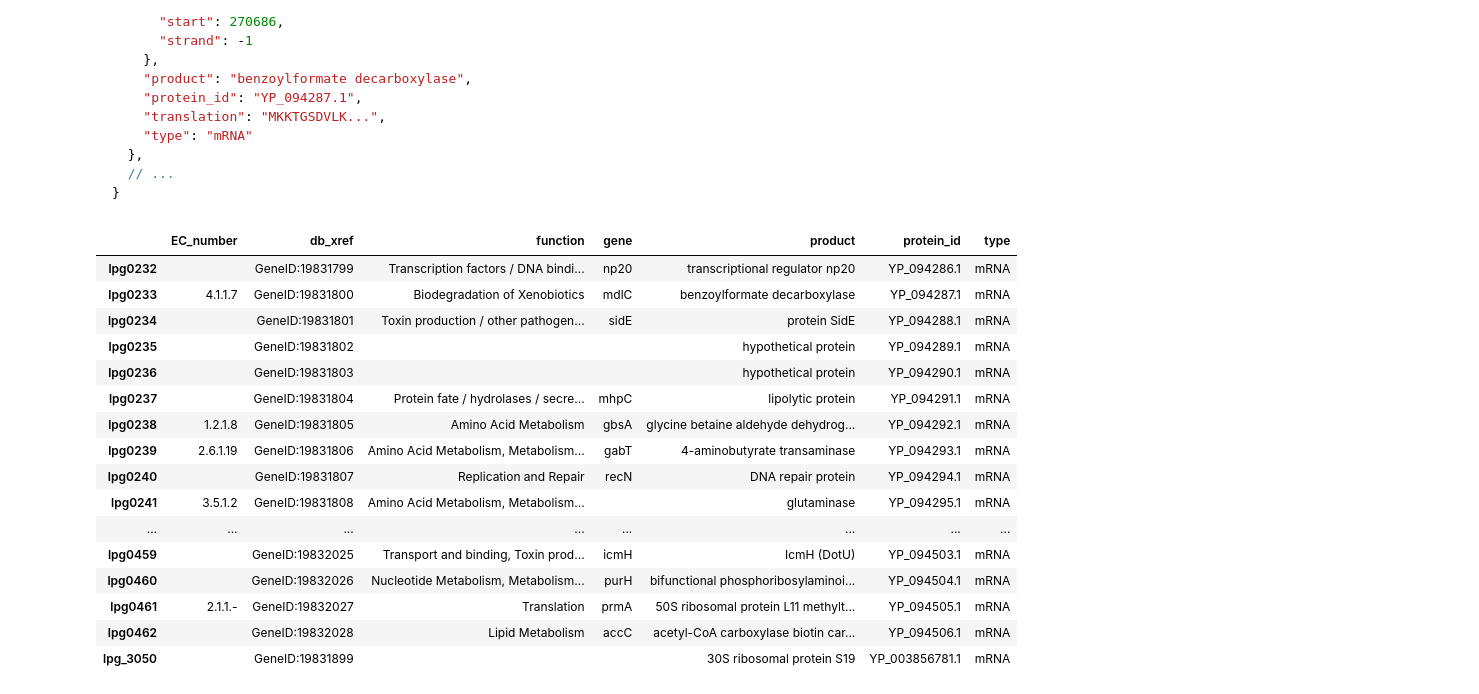
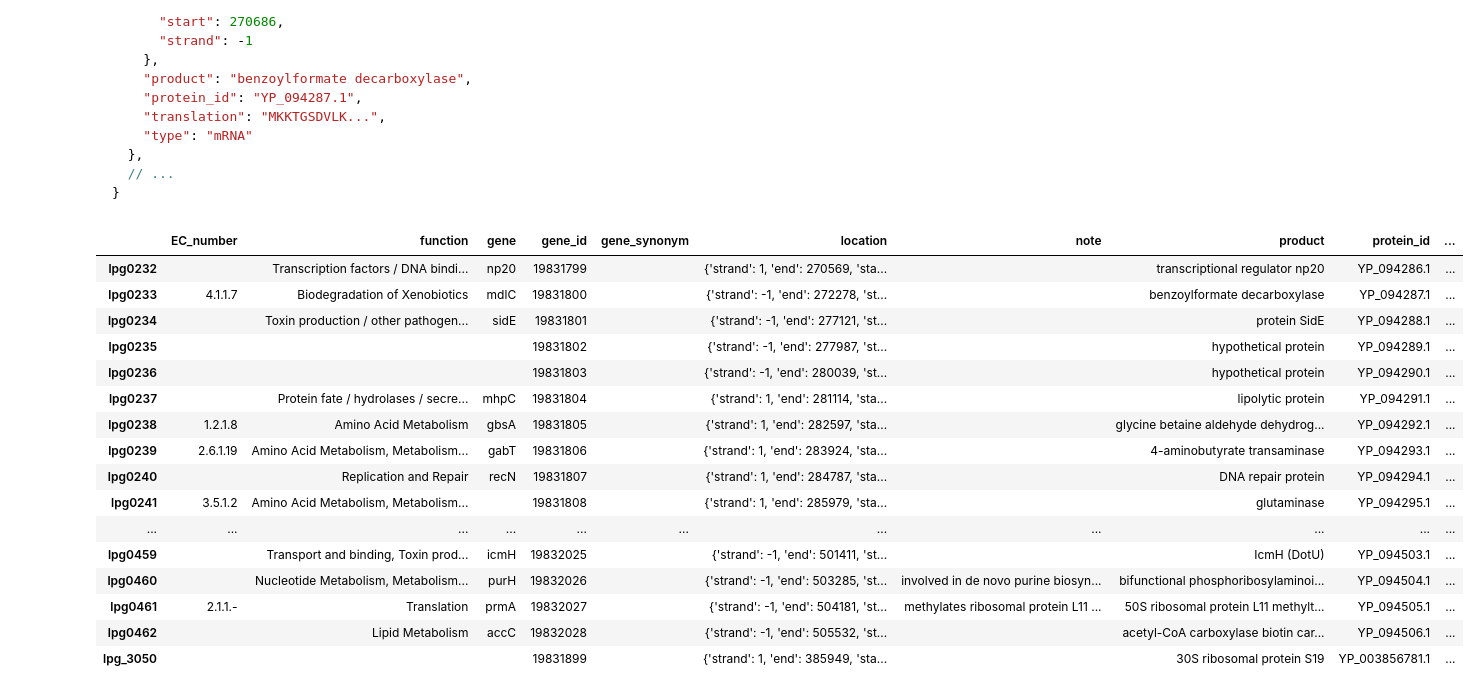
Before and after one commit to vitorenesduarte/bionella, a Jupyter notebook: index.ipynb, the cells around one changed output. Drawn from its saved outputs; the diff is of its cells as text; code cells hidden in the pictures.

```diff
--- a/index.ipynb
+++ b/index.ipynb
@@ -211,28 +216,29 @@ print(dictionary)
 # %%
 import util.rw as rw
 import pandas as pd
 
 pd.options.display.max_rows = 1000
 
 ncbi = rw.read_json(".ncbi.json")
 df = pd.DataFrame(ncbi).transpose()
 df = df.fillna("")
-df[["EC_number", "db_xref", "function", "gene", "product", "protein_id", "type"]]
+#df[["EC_number", "db_xref", "function", "gene", "product", "protein_id", "type"]]
+df
 # %% [output]
-|  | EC_number | db_xref | function | gene | product | protein_id | type |
-| lpg0232 |  | GeneID:19831799 | Transcription factors / DNA bindi... | np20 | transcriptional regulator np20 | YP_094286.1 | mRNA |
-| lpg0233 | 4.1.1.7 | GeneID:19831800 | Biodegradation of Xenobiotics | mdlC | benzoylformate decarboxylase | YP_094287.1 | mRNA |
-| lpg0234 |  | GeneID:19831801 | Toxin production / other pathogen... | sidE | protein SidE | YP_094288.1 | mRNA |
-| lpg0235 |  | GeneID:19831802 |  |  | hypothetical protein | YP_094289.1 | mRNA |
-| lpg0236 |  | GeneID:19831803 |  |  | hypothetical protein | YP_094290.1 | mRNA |
-| lpg0237 |  | GeneID:19831804 | Protein fate / hydrolases / secre... | mhpC | lipolytic protein | YP_094291.1 | mRNA |
-| lpg0238 | 1.2.1.8 | GeneID:19831805 | Amino Acid Metabolism | gbsA | glycine betaine aldehyde dehydrog... | YP_094292.1 | mRNA |
-| lpg0239 | 2.6.1.19 | GeneID:19831806 | Amino Acid Metabolism, Metabolism... | gabT | 4-aminobutyrate transaminase | YP_094293.1 | mRNA |
-| lpg0240 |  | GeneID:19831807 | Replication and Repair | recN | DNA repair protein | YP_094294.1 | mRNA |
-| lpg0241 | 3.5.1.2 | GeneID:19831808 | Amino Acid Metabolism, Metabolism... |  | glutaminase | YP_094295.1 | mRNA |
-| ... | ... | ... | ... | ... | ... | ... | ... |
-| lpg0459 |  | GeneID:19832025 | Transport and binding, Toxin prod... | icmH | IcmH (DotU) | YP_094503.1 | mRNA |
-| lpg0460 |  | GeneID:19832026 | Nucleotide Metabolism, Metabolism... | purH | bifunctional phosphoribosylaminoi... | YP_094504.1 | mRNA |
-| lpg0461 | 2.1.1.- | GeneID:19832027 | Translation | prmA | 50S ribosomal protein L11 methylt... | YP_094505.1 | mRNA |
-| lpg0462 |  | GeneID:19832028 | Lipid Metabolism | accC | acetyl-CoA carboxylase biotin car... | YP_094506.1 | mRNA |
-| lpg_3050 |  | GeneID:19831899 |  |  | 30S ribosomal protein S19 | YP_003856781.1 | mRNA |
+|  | EC_number | function | gene | gene_id | gene_synonym | location | note | product | protein_id | ... |
+| lpg0232 |  | Transcription factors / DNA bindi... | np20 | 19831799 |  | {'strand': 1, 'end': 270569, 'sta... |  | transcriptional regulator np20 | YP_094286.1 | ... |
+| lpg0233 | 4.1.1.7 | Biodegradation of Xenobiotics | mdlC | 19831800 |  | {'strand': -1, 'end': 272278, 'st... |  | benzoylformate decarboxylase | YP_094287.1 | ... |
+| lpg0234 |  | Toxin production / other pathogen... | sidE | 19831801 |  | {'strand': -1, 'end': 277121, 'st... |  | protein SidE | YP_094288.1 | ... |
+| lpg0235 |  |  |  | 19831802 |  | {'strand': -1, 'end': 277987, 'st... |  | hypothetical protein | YP_094289.1 | ... |
+| lpg0236 |  |  |  | 19831803 |  | {'strand': -1, 'end': 280039, 'st... |  | hypothetical protein | YP_094290.1 | ... |
+| lpg0237 |  | Protein fate / hydrolases / secre... | mhpC | 19831804 |  | {'strand': 1, 'end': 281114, 'sta... |  | lipolytic protein | YP_094291.1 | ... |
+| lpg0238 | 1.2.1.8 | Amino Acid Metabolism | gbsA | 19831805 |  | {'strand': 1, 'end': 282597, 'sta... |  | glycine betaine aldehyde dehydrog... | YP_094292.1 | ... |
+| lpg0239 | 2.6.1.19 | Amino Acid Metabolism, Metabolism... | gabT | 19831806 |  | {'strand': 1, 'end': 283924, 'sta... |  | 4-aminobutyrate transaminase | YP_094293.1 | ... |
+| lpg0240 |  | Replication and Repair | recN | 19831807 |  | {'strand': 1, 'end': 284787, 'sta... |  | DNA repair protein | YP_094294.1 | ... |
+| lpg0241 | 3.5.1.2 | Amino Acid Metabolism, Metabolism... |  | 19831808 |  | {'strand': 1, 'end': 285979, 'sta... |  | glutaminase | YP_094295.1 | ... |
+| ... | ... | ... | ... | ... | ... | ... | ... | ... | ... | ... |
+| lpg0459 |  | Transport and binding, Toxin prod... | icmH | 19832025 |  | {'strand': -1, 'end': 501411, 'st... |  | IcmH (DotU) | YP_094503.1 | ... |
+| lpg0460 |  | Nucleotide Metabolism, Metabolism... | purH | 19832026 |  | {'strand': -1, 'end': 503285, 'st... | involved in de novo purine biosyn... | bifunctional phosphoribosylaminoi... | YP_094504.1 | ... |
+| lpg0461 | 2.1.1.- | Translation | prmA | 19832027 |  | {'strand': -1, 'end': 504181, 'st... | methylates ribosomal protein L11 ... | 50S ribosomal protein L11 methylt... | YP_094505.1 | ... |
+| lpg0462 |  | Lipid Metabolism | accC | 19832028 |  | {'strand': -1, 'end': 505532, 'st... |  | acetyl-CoA carboxylase biotin car... | YP_094506.1 | ... |
+| lpg_3050 |  |  |  | 19831899 |  | {'strand': 1, 'end': 385949, 'sta... |  | 30S ribosomal protein S19 | YP_003856781.1 | ... |
```
Also changed, not shown: parts of 1 cell of this notebook, 1 other file.
